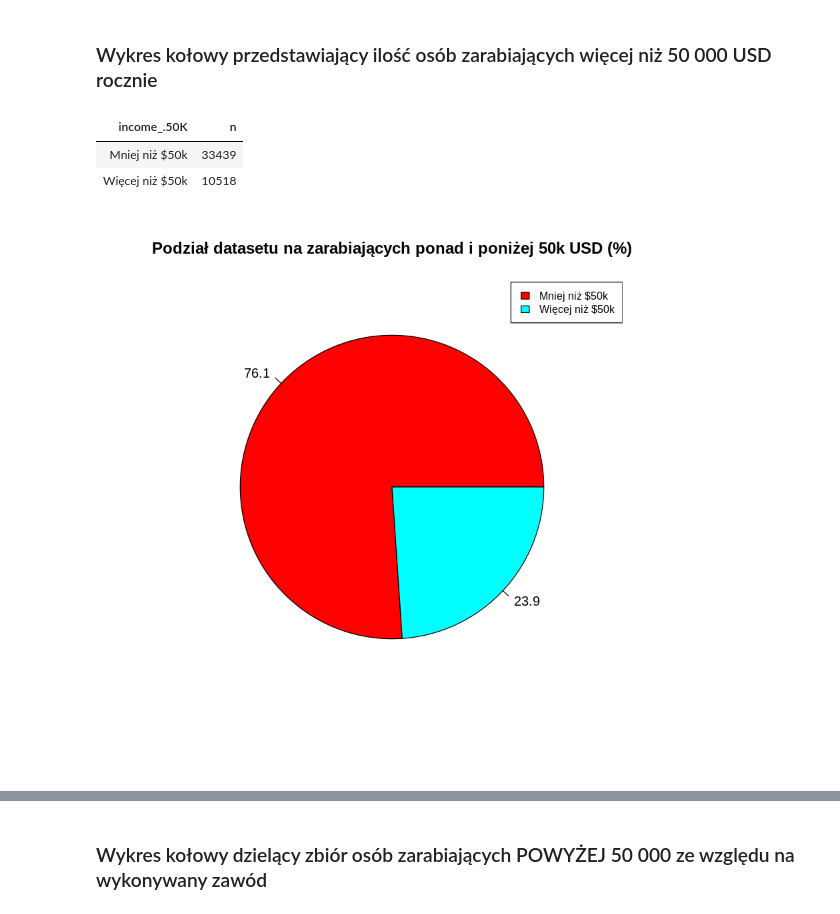
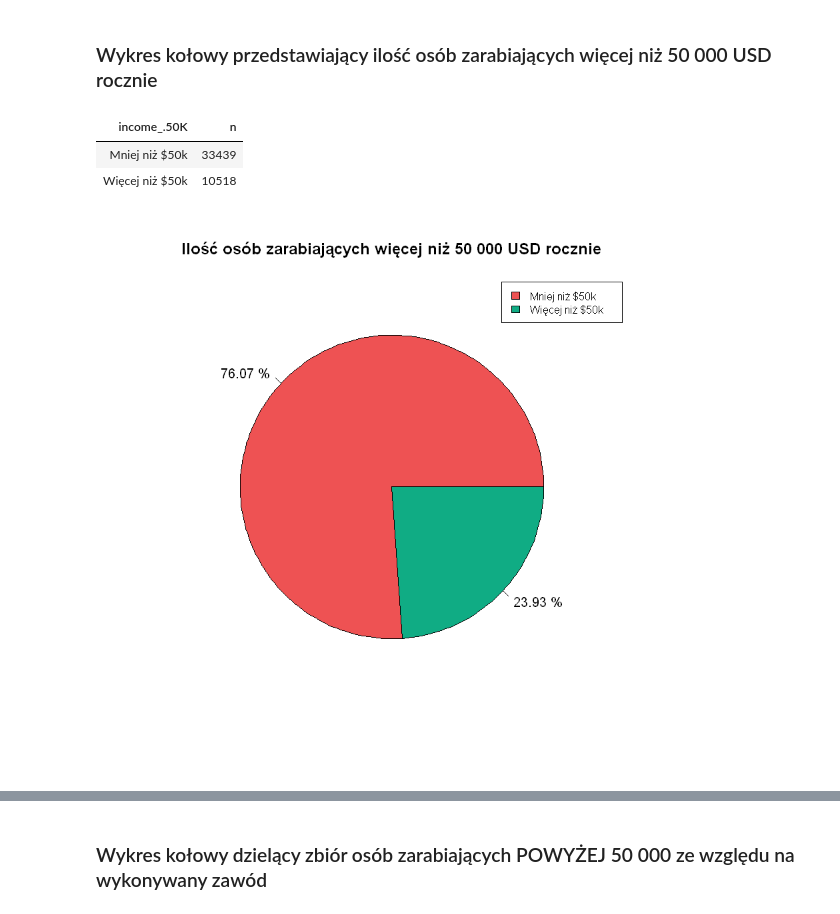
Before and after one commit to falken01/data-analysis-income, a Jupyter notebook: data_analysis_income_r.ipynb, the cells around one changed output, grey strips where cells are left out. Cells and saved outputs as stored; diff of their text form; code cells hidden in the pictures.

```diff
--- a/data_analysis_income_r.ipynb
+++ b/data_analysis_income_r.ipynb
@@ -61,7 +100,8 @@ Registered S3 methods overwritten by 'ggplot2':
 # %% [markdown]
 ### Pobieramy dane do dalszej obróbki wskazując że dane oddzielone są przecinkiem
 # %%
-df_income <- read.csv("https://community052.blob.core.windows.net/csvs/train.csv", header = TRUE, sep = ",")
+CSV_DATA_URL <- "https://community052.blob.core.windows.net/csvs/train.csv"
+df_income <- read.csv(CSV_DATA_URL, header = TRUE, sep = ",")
 # %% [markdown]
 ### Przykładowa struktura bazy danych w postaci tabeli (pierwsze 40 rekordów)
 # %%
@@ -120,0 +218,4 @@ $income_.50K
+# %%
+df_income$income_.50K = as.logical(df_income$income_.50K)
+print('Typ danych w kolumnie income_.50K po zmianie:')
+sapply(df_income['income_.50K'], class)
@@ -177,15 +365,16 @@ barplot(numbers, names.arg = age_ranges, col = "red")
 data = count(df_income, income_.50K)
 data[1, 1] <- "Mniej niż $50k"
 data[2, 1] <- "Więcej niż $50k"
+data
+# %% [output]
+| income_.50K | n |
+| Mniej niż $50k | 33439 |
+| Więcej niż $50k | 10518 |
-# %%
-data
-# %% [output]
-| income_.50K | n |
-| Mniej niż $50k | 33439 |
-| Więcej niż $50k | 10518 |
 # %%
-percentage <- round(100*data$n/sum(data$n), 1)
-pie(data$n, labels = percentage, main="Podział datasetu na zarabiających ponad i poniżej 50k USD (%)", col = rainbow(length(percentage)))
-legend("topright", c("Mniej niż $50k","Więcej niż $50k"), cex = 0.8,   fill = rainbow(length(percentage)))
+colors <- c('#ee5253', '#10ac84')
+
+percentage <- paste(round(100*data$n/sum(data$n), 2), "%")
+pie(data$n, labels = percentage, main="Ilość osób zarabiających więcej niż 50 000 USD rocznie", col = colors)
+legend("topright", c("Mniej niż $50k","Więcej niż $50k"), cex = 0.8,   fill = colors)
 # %% [output]
-[figure, old version]
+[figure, new version]
```
Also changed, not shown: parts of 45 cells of this notebook.
